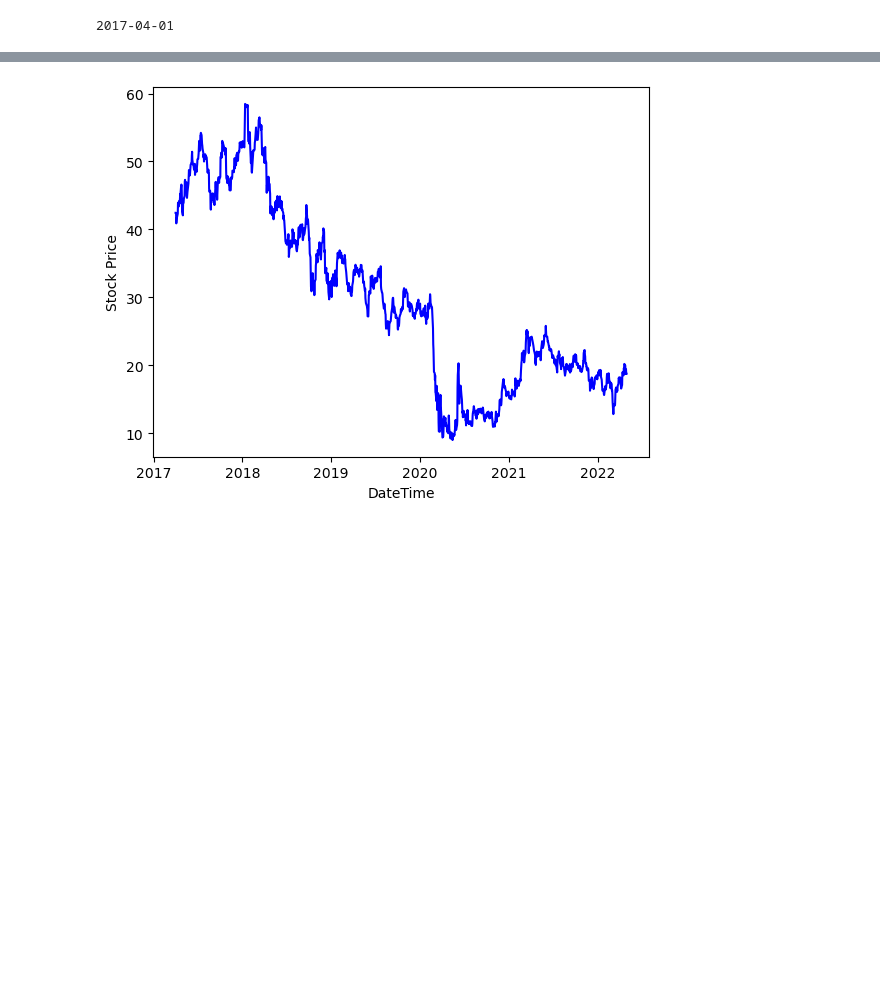
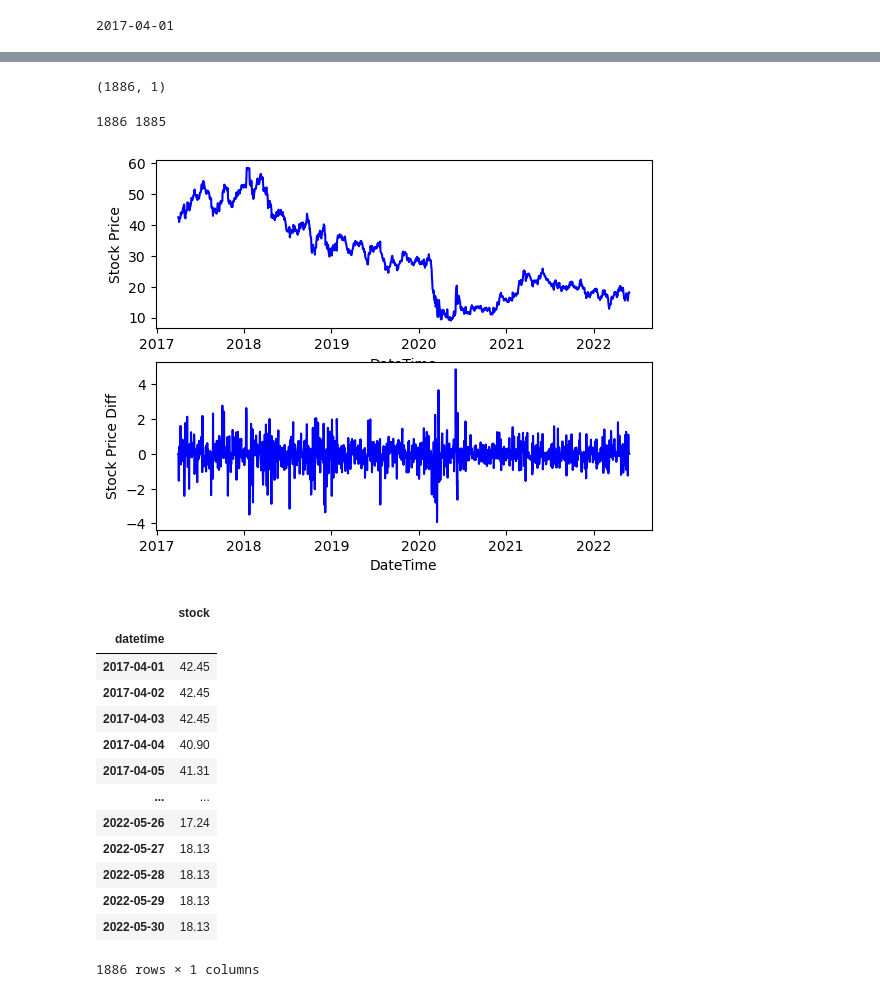
Before and after one commit to Heng-Jin/UCL_ELEC0136_assignment, a Jupyter notebook: main.ipynb, the cells around one changed output, grey strips where cells are left out. Drawn from its saved outputs; the diff is of its cells as text; code cells hidden in the pictures; blank space fills up the shorter version.

```diff
--- a/main.ipynb
+++ b/main.ipynb
@@ -62,19 +72,47 @@ df
 # interpolation
 # df_ = df.interpolate(method='linear',limit_direction='both',axis=0)
 # df_.tail(20)
+arr = df.to_numpy()
+arr.shape
+# %% [output]
+(1886, 1)
-# %%
-
-df.columns
-df = df.loc[start_date:end_date,:]
 # %%
-import matplotlib.pyplot as plt
-#线性插值让图变连续
-df_ = df.interpolate(method='linear',limit_direction='both',axis=0)
-plt.plot(df_, linestyle='-', marker='',  c='b')
+def interpolate_plot(df, title):
+    #线性插值让图变连续
+    df_i = df.interpolate(method='linear',limit_direction='both',axis=0)
 
-plt.xlabel('DateTime')
-plt.ylabel('Stock Price')
+    plt.subplot(2,1,1)
+    plt.plot(df_i, linestyle='-', marker='',  c='b')
 
-plt.show()
+    plt.xlabel('DateTime')
+    plt.ylabel(title)
+
+    plt.subplot(2,1,2)
+    print(len(df_i.index.tolist()), len(np.diff(df_i.values.flatten())))
+    plt.plot(df_i.index.tolist()[1:], np.diff(df_i.values.flatten()), linestyle='-', marker='',  c='b')
+
+    plt.xlabel('DateTime')
+    plt.ylabel(title + ' Diff')
+
+    plt.show()
+
+    return df_i
+
+interpolate_plot(df,'Stock Price')
 # %% [output]
+1886 1885
-[figure, old version]
+[figure, new version]
+|  | stock |
+| datetime |  |
+| 2017-04-01 | 42.45 |
+| 2017-04-02 | 42.45 |
+| 2017-04-03 | 42.45 |
+| 2017-04-04 | 40.90 |
+| 2017-04-05 | 41.31 |
+| ... | ... |
+| 2022-05-26 | 17.24 |
+| 2022-05-27 | 18.13 |
+| 2022-05-28 | 18.13 |
+| 2022-05-29 | 18.13 |
+| 2022-05-30 | 18.13 |
+1886 rows × 1 columns
```
Also changed, not shown: parts of 36 cells of this notebook, 4 other files.
